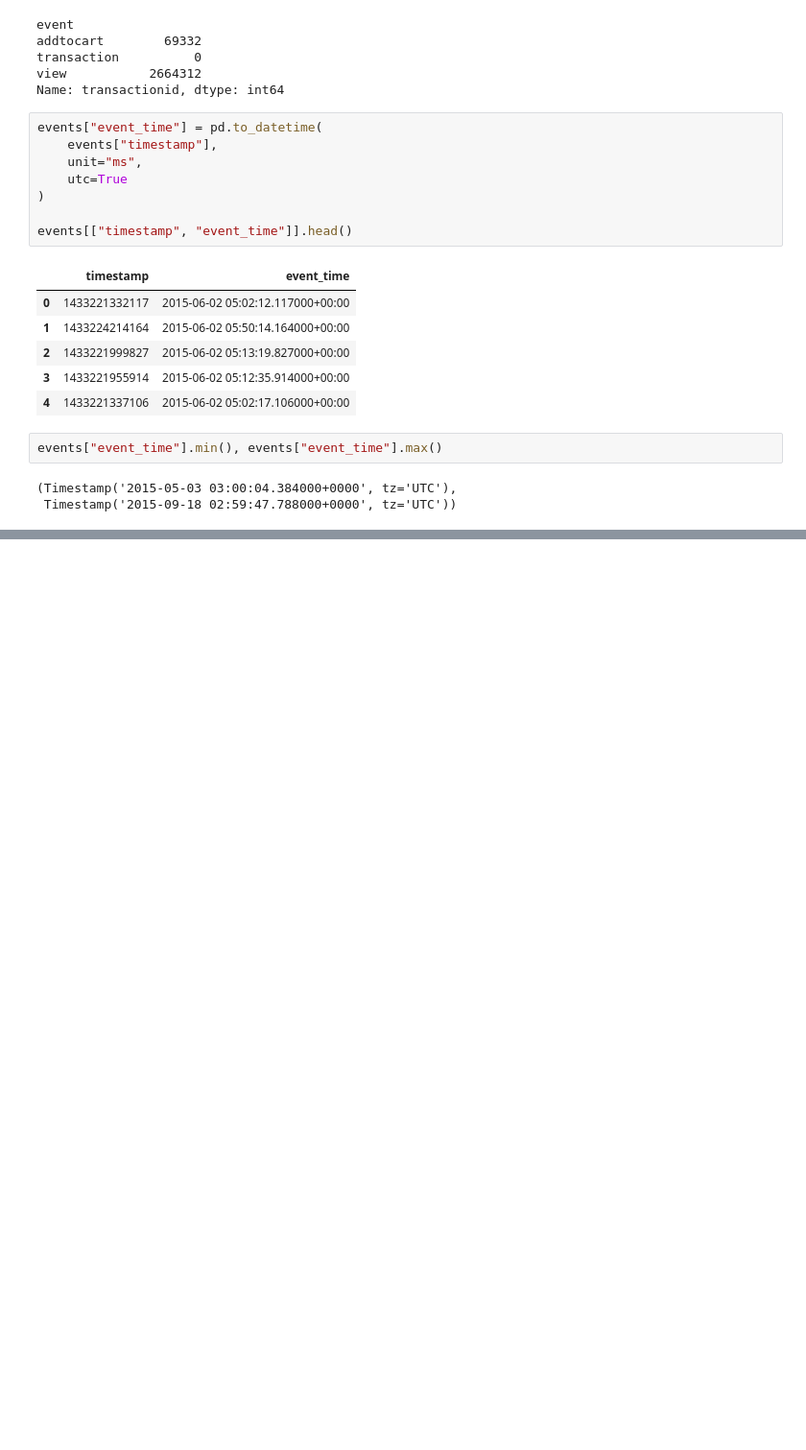
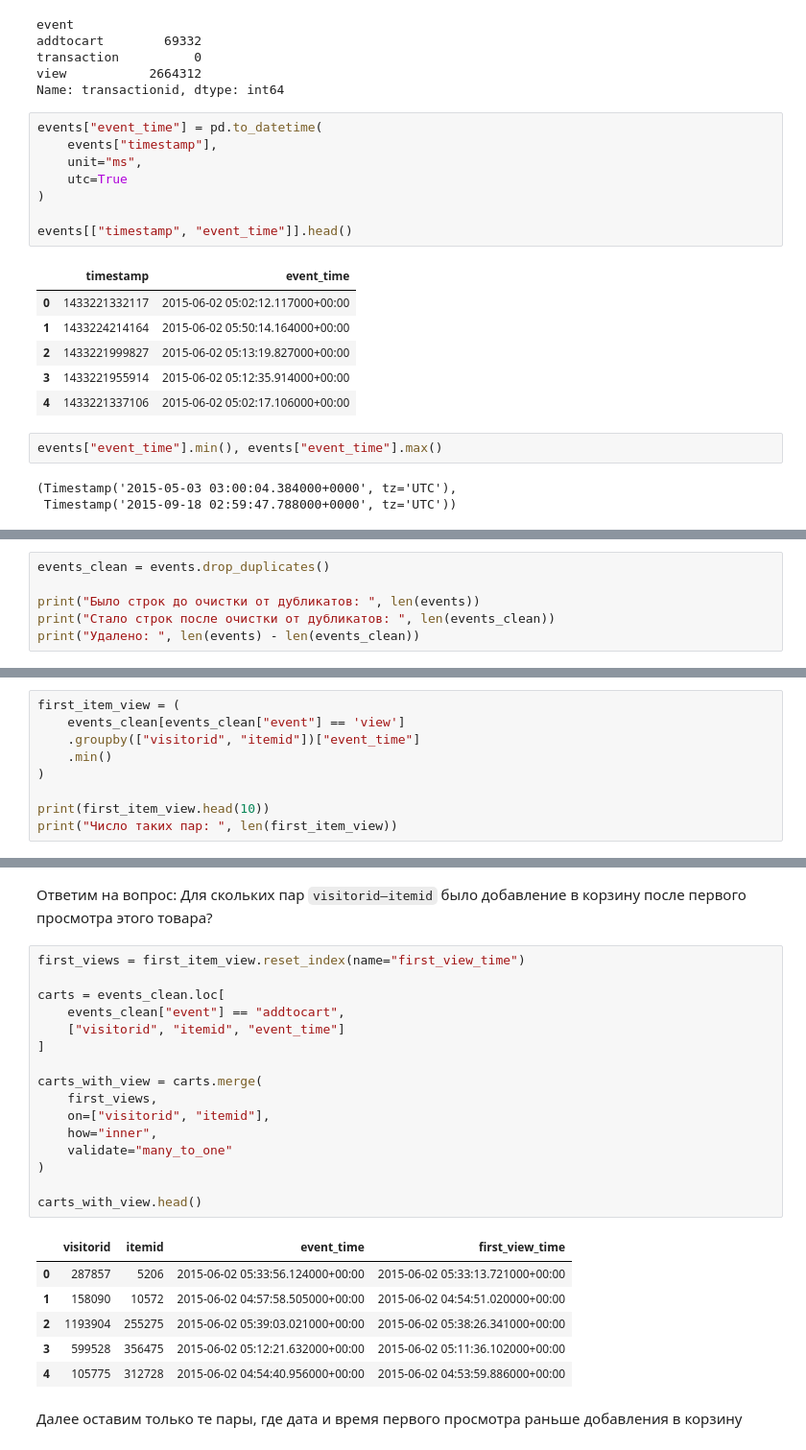
Before and after one commit to frizzertt/retailrocket-funnel-analysis, a Jupyter notebook: main.ipynb, the cells around one changed output, grey strips where cells are left out. Shown at 96% size. Saved outputs shown, nothing was run; the diff lists cells and outputs as text; blank space fills up the shorter version.

```diff
--- a/main.ipynb
+++ b/main.ipynb
@@ -79,0 +98,6 @@ events["event_time"].min(), events["event_time"].max()
+# %%
+events_clean = events.drop_duplicates()
+
+print("Было строк до очистки от дубликатов: ", len(events))
+print("Стало строк после очистки от дубликатов: ", len(events_clean))
+print("Удалено: ", len(events) - len(events_clean))
@@ -79,0 +155,9 @@ events["event_time"].min(), events["event_time"].max()
+# %%
+first_item_view = (
+    events_clean[events_clean["event"] == 'view']
+    .groupby(["visitorid", "itemid"])["event_time"]
+    .min()
+)
+
+print(first_item_view.head(10))
+print("Число таких пар: ", len(first_item_view))
@@ -79,0 +178,27 @@ events["event_time"].min(), events["event_time"].max()
+# %% [markdown]
+Ответим на вопрос: Для скольких пар `visitorid–itemid` было добавление в корзину после первого просмотра этого товара?
+# %%
+first_views = first_item_view.reset_index(name="first_view_time")
+
+carts = events_clean.loc[
+    events_clean["event"] == "addtocart",
+    ["visitorid", "itemid", "event_time"]
+]
+
+carts_with_view = carts.merge(
+    first_views,
+    on=["visitorid", "itemid"],
+    how="inner",
+    validate="many_to_one"
+)
+
+carts_with_view.head()
+# %% [output]
+|  | visitorid | itemid | event_time | first_view_time |
+| 0 | 287857 | 5206 | 2015-06-02 05:33:56.124000+00:00 | 2015-06-02 05:33:13.721000+00:00 |
+| 1 | 158090 | 10572 | 2015-06-02 04:57:58.505000+00:00 | 2015-06-02 04:54:51.020000+00:00 |
+| 2 | 1193904 | 255275 | 2015-06-02 05:39:03.021000+00:00 | 2015-06-02 05:38:26.341000+00:00 |
+| 3 | 599528 | 356475 | 2015-06-02 05:12:21.632000+00:00 | 2015-06-02 05:11:36.102000+00:00 |
+| 4 | 105775 | 312728 | 2015-06-02 04:54:40.956000+00:00 | 2015-06-02 04:53:59.886000+00:00 |
+# %% [markdown]
+Далее оставим только те пары, где дата и время первого просмотра раньше добавления в корзину
```
Also changed, not shown: parts of 25 cells of this notebook.
